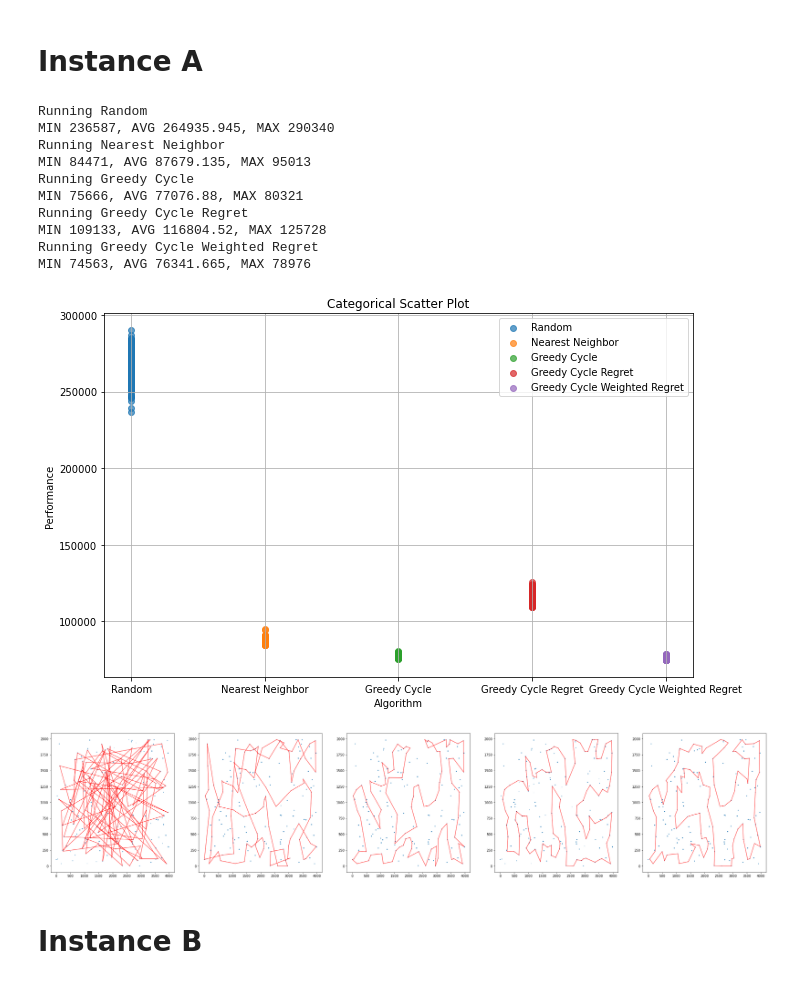
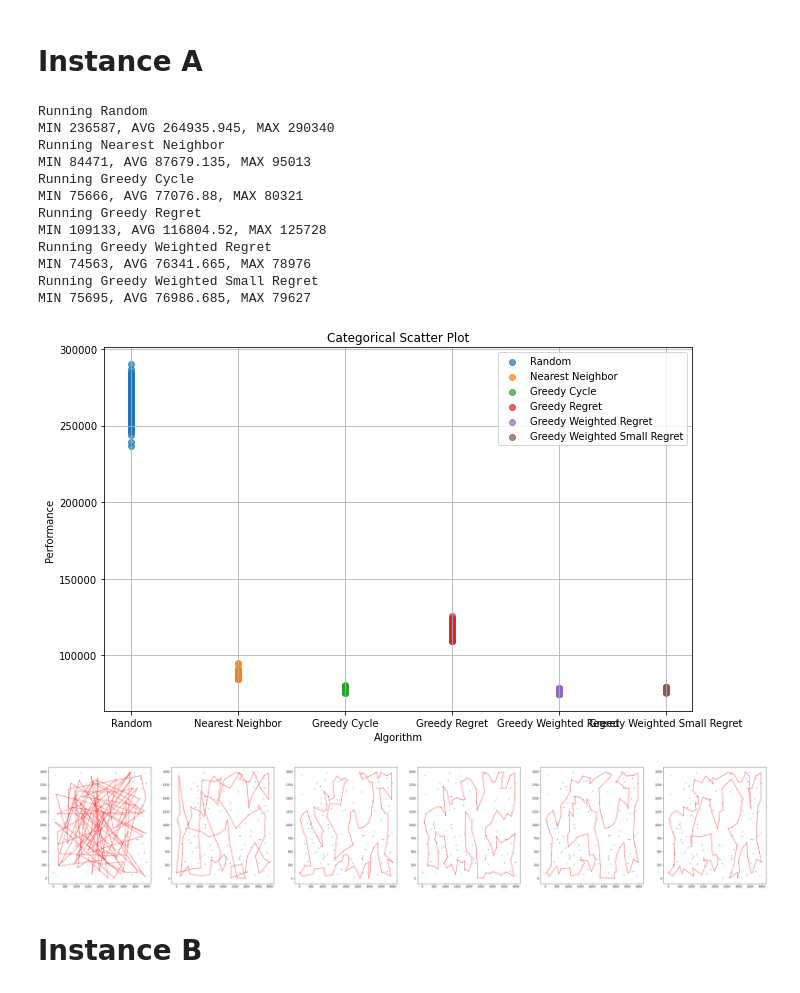
Before and after one commit to Antsol1000/ec, a Jupyter notebook: notebooks/report_2/2_greedy_regret_heuristics.ipynb, the cells around one changed output. Saved outputs shown, nothing was run; the diff lists cells and outputs as text; code cells hidden in the pictures.

```diff
--- a/notebooks/report_2/2_greedy_regret_heuristics.ipynb
+++ b/notebooks/report_2/2_greedy_regret_heuristics.ipynb
@@ -119,30 +119,34 @@ tspa.plot([regret_weighted_best])
 # %%
 best_solutions, results_list = run_all_experiments(200, [lambda x: random_solution(tspa),
                          lambda x: nearest_neighbor(tspa, x),
                          lambda x: greedy_cycle(tspa, x),
                          lambda x: greedy_cycle_with_regret(tspa_np, x),
-                         lambda x: greedy_cycle_with_weighted_regret(tspa_np, x)
+                         lambda x: greedy_cycle_with_weighted_regret(tspa_np, x),
+                         lambda x: greedy_cycle_with_weighted_regret(tspa_np, x, weight = 0.2)
                          ],
                     lambda x: tspa.get_solution_cost(x),
                     ["Random",
                      "Nearest Neighbor",
                      "Greedy Cycle",
-                     "Greedy Cycle Regret",
-                     "Greedy Cycle Weighted Regret"])
+                     "Greedy Regret",
+                     "Greedy Weighted Regret",
+                     "Greedy Weighted Small Regret"])
 tspa.plot(best_solutions)
 # %% [output]
 Running Random
 MIN 236587, AVG 264935.945, MAX 290340
 Running Nearest Neighbor
 MIN 84471, AVG 87679.135, MAX 95013
 Running Greedy Cycle
 MIN 75666, AVG 77076.88, MAX 80321
-Running Greedy Cycle Regret
+Running Greedy Regret
 MIN 109133, AVG 116804.52, MAX 125728
-Running Greedy Cycle Weighted Regret
+Running Greedy Weighted Regret
 MIN 74563, AVG 76341.665, MAX 78976
+Running Greedy Weighted Small Regret
+MIN 75695, AVG 76986.685, MAX 79627
-[figure, old version]
+[figure, new version]
-[figure, old version]
+[figure, new version]
 # %% [markdown]
 # Instance B
 # %%
```
Also changed, not shown: parts of 9 cells of this notebook, 3 other files.
